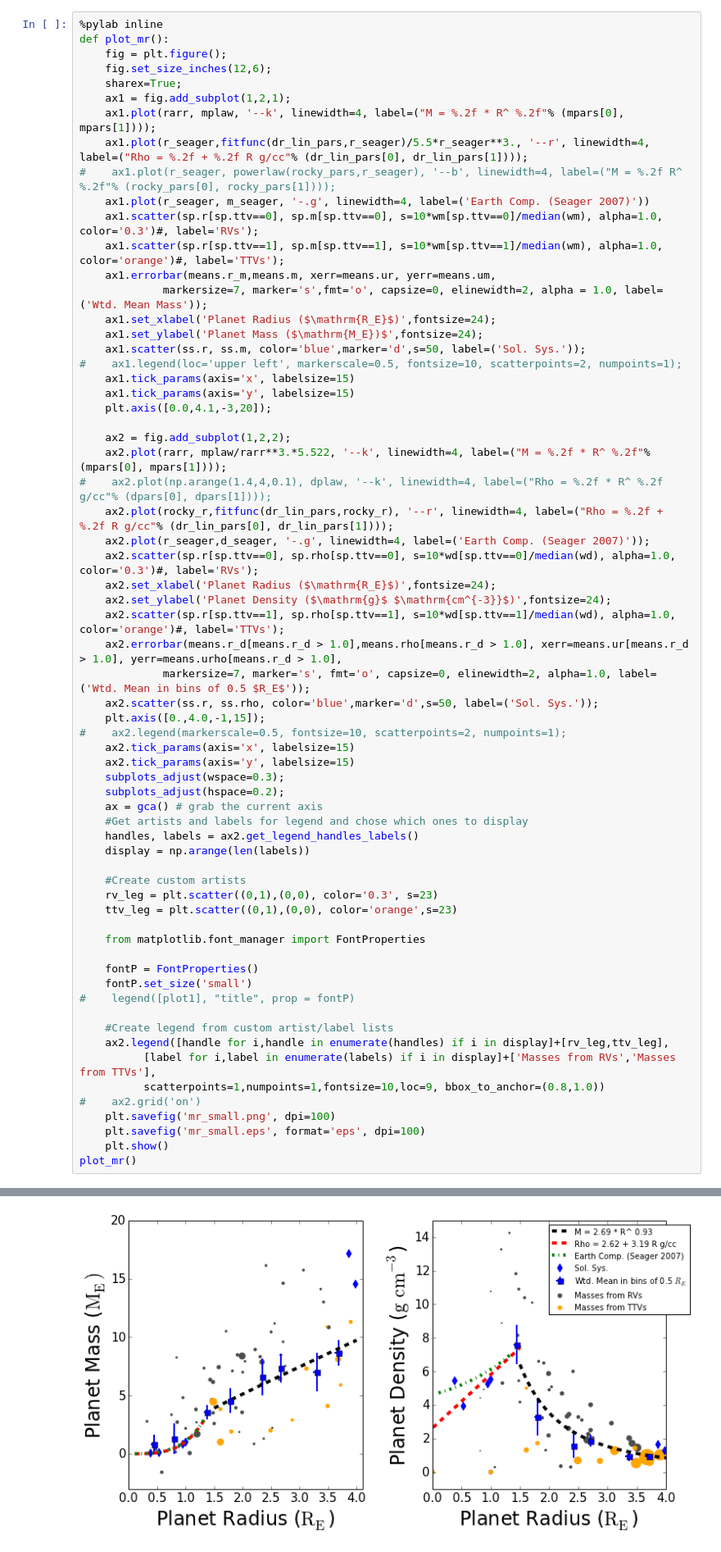
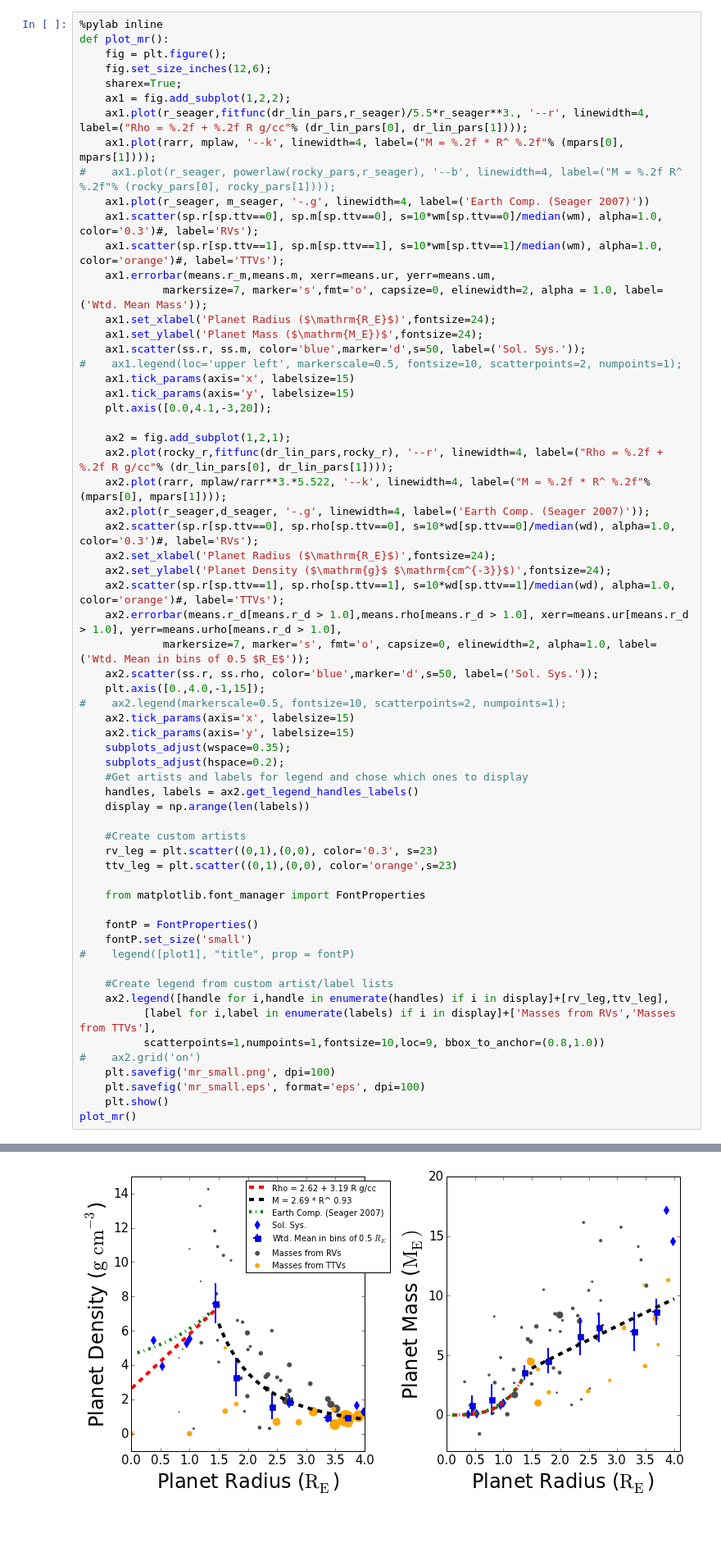
Before and after one commit to sealauren/mrf, a Jupyter notebook: plot_mr.ipynb, the cells around one changed output, grey strips where cells are left out. Shown at 82% size. Saved outputs shown, nothing was run; the diff lists cells and outputs as text; blank space fills up the shorter version.

```diff
--- a/plot_mr.ipynb
+++ b/plot_mr.ipynb
@@ -516,9 +515,9 @@ def plot_mr():
     fig = plt.figure();
     fig.set_size_inches(12,6);
     sharex=True;
-    ax1 = fig.add_subplot(1,2,1);
+    ax1 = fig.add_subplot(1,2,2);
+    ax1.plot(r_seager,fitfunc(dr_lin_pars,r_seager)/5.5*r_seager**3., '--r', linewidth=4, label=("Rho = %.2f + %.2f R g/cc"% (dr_lin_pars[0], dr_lin_pars[1])));
     ax1.plot(rarr, mplaw, '--k', linewidth=4, label=("M = %.2f * R^ %.2f"% (mpars[0], mpars[1])));
-    ax1.plot(r_seager,fitfunc(dr_lin_pars,r_seager)/5.5*r_seager**3., '--r', linewidth=4, label=("Rho = %.2f + %.2f R g/cc"% (dr_lin_pars[0], dr_lin_pars[1])));
 #    ax1.plot(r_seager, powerlaw(rocky_pars,r_seager), '--b', linewidth=4, label=("M = %.2f R^ %.2f"% (rocky_pars[0], rocky_pars[1])));
     ax1.plot(r_seager, m_seager, '-.g', linewidth=4, label=('Earth Comp. (Seager 2007)'))
     ax1.scatter(sp.r[sp.ttv==0], sp.m[sp.ttv==0], s=10*wm[sp.ttv==0]/median(wm), alpha=1.0, color='0.3')#, label='RVs');
@@ -533,10 +532,9 @@ def plot_mr():
     ax1.tick_params(axis='y', labelsize=15)
     plt.axis([0.0,4.1,-3,20]);
 
-    ax2 = fig.add_subplot(1,2,2);
+    ax2 = fig.add_subplot(1,2,1);
+    ax2.plot(rocky_r,fitfunc(dr_lin_pars,rocky_r), '--r', linewidth=4, label=("Rho = %.2f + %.2f R g/cc"% (dr_lin_pars[0], dr_lin_pars[1])));
     ax2.plot(rarr, mplaw/rarr**3.*5.522, '--k', linewidth=4, label=("M = %.2f * R^ %.2f"% (mpars[0], mpars[1])));
-#    ax2.plot(np.arange(1.4,4,0.1), dplaw, '--k', linewidth=4, label=("Rho = %.2f * R^ %.2f g/cc"% (dpars[0], dpars[1])));
-    ax2.plot(rocky_r,fitfunc(dr_lin_pars,rocky_r), '--r', linewidth=4, label=("Rho = %.2f + %.2f R g/cc"% (dr_lin_pars[0], dr_lin_pars[1])));
     ax2.plot(r_seager,d_seager, '-.g', linewidth=4, label=('Earth Comp. (Seager 2007)'));
     ax2.scatter(sp.r[sp.ttv==0], sp.rho[sp.ttv==0], s=10*wd[sp.ttv==0]/median(wd), alpha=1.0, color='0.3')#, label='RVs');
     ax2.set_xlabel('Planet Radius ($\mathrm{R_E}$)',fontsize=24);
@@ -548,36 +546,35 @@ def plot_mr():
     plt.axis([0.,4.0,-1,15]);
 #    ax2.legend(markerscale=0.5, fontsize=10, scatterpoints=2, numpoints=1);
     ax2.tick_params(axis='x', labelsize=15)
     ax2.tick_params(axis='y', labelsize=15)
-    subplots_adjust(wspace=0.3);
+    subplots_adjust(wspace=0.35);
     subplots_adjust(hspace=0.2);
-    ax = gca() # grab the current axis
     #Get artists and labels for legend and chose which ones to display
     handles, labels = ax2.get_legend_handles_labels()
     display = np.arange(len(labels))
 
     #Create custom artists
     rv_leg = plt.scatter((0,1),(0,0), color='0.3', s=23)
     ttv_leg = plt.scatter((0,1),(0,0), color='orange',s=23)
 
     from matplotlib.font_manager import FontProperties
 
     fontP = FontProperties()
     fontP.set_size('small')
 #    legend([plot1], "title", prop = fontP)
 
     #Create legend from custom artist/label lists
     ax2.legend([handle for i,handle in enumerate(handles) if i in display]+[rv_leg,ttv_leg],
           [label for i,label in enumerate(labels) if i in display]+['Masses from RVs','Masses from TTVs'],
           scatterpoints=1,numpoints=1,fontsize=10,loc=9, bbox_to_anchor=(0.8,1.0))
 #    ax2.grid('on')
     plt.savefig('mr_small.png', dpi=100)
     plt.savefig('mr_small.eps', format='eps', dpi=100)
     plt.show()
 plot_mr()
 # %% [output]
 Populating the interactive namespace from numpy and matplotlib
-[figure, old version]
+[figure, new version]
 # %%
 #%matplotlib osx
 fig = plt.figure(figsize=(8,8));
```
Also changed, not shown: parts of 2 cells of this notebook, 16 other files.
